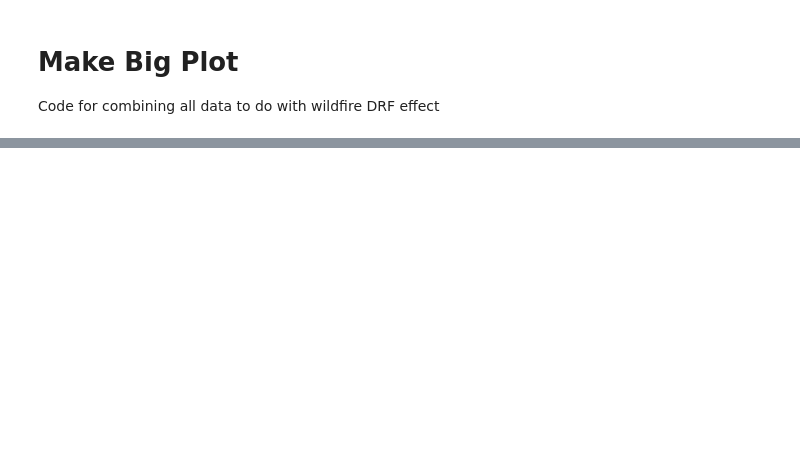
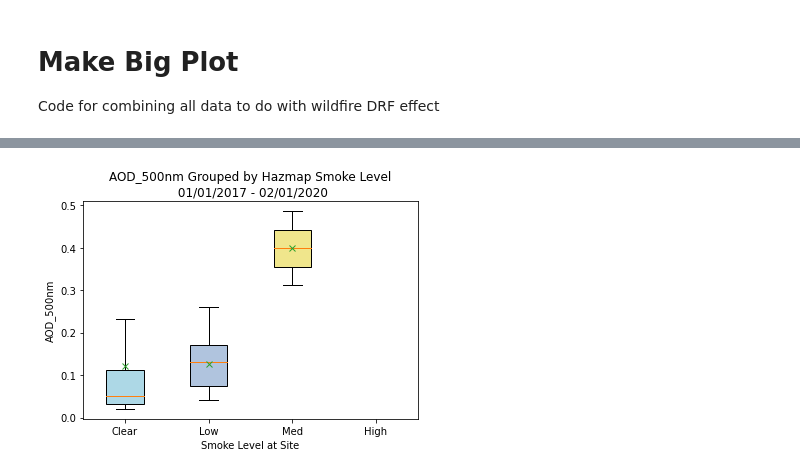
Before and after one commit to AndrewLoeppky/wildfire_drf, a Jupyter notebook: make_big_plot.ipynb, the cells around one changed output, grey strips where cells are left out. Drawn from its saved outputs; the diff is of its cells as text; code cells hidden in the pictures; blank space fills up the shorter version.

Commit message:
create boxplots

```diff
--- a/make_big_plot.ipynb
+++ b/make_big_plot.ipynb
@@ -115,0 +117,39 @@ Correlation: 0.2559704732957013  P-value: 0.07907895939080739
+# %%
+# make boxplots of [variable] over smoke levels 0, 1, 2, 3
+the_var = "AOD_500nm"  # replace this with whichever key you like
+
+# omit nan values and sort data by smoke level
+boxdata = full_dataset[np.isnan(full_dataset[the_var]) == False]
+boxdata_zero = boxdata[boxdata["smoke"] == 0]
+boxdata_low = boxdata[boxdata["smoke"] == 5]
+boxdata_med = boxdata[boxdata["smoke"] == 16]
+boxdata_high = boxdata[boxdata["smoke"] == 27]
+
+# do the boxplot
+fig, ax = plt.subplots()
+bplot = ax.boxplot(
+    [
+        boxdata_zero[the_var],
+        boxdata_low[the_var],
+        boxdata_med[the_var],
+        boxdata_high[the_var],
+    ],
+    labels=["Clear", "Low", "Med", "High"],
+    patch_artist=True,
+    boxprops={"facecolor": "red"},
+    sym="",
+    showmeans=True,
+    meanprops=dict(marker='x')
+)
+
+# fill with colors
+colors = ["lightblue", "lightsteelblue", "khaki", "goldenrod"]
+for patch, color in zip(bplot["boxes"], colors):
+    patch.set_facecolor(color)
+
+# do some labeling
+ax.set_title(f"{the_var} Grouped by Hazmap Smoke Level\n {interval_start} - {interval_end}")
+ax.set_xlabel("Smoke Level at Site")
+ax.set_ylabel(the_var);
+# %% [output]
+[figure, added]
```
Also changed, not shown: parts of 6 cells of this notebook.
